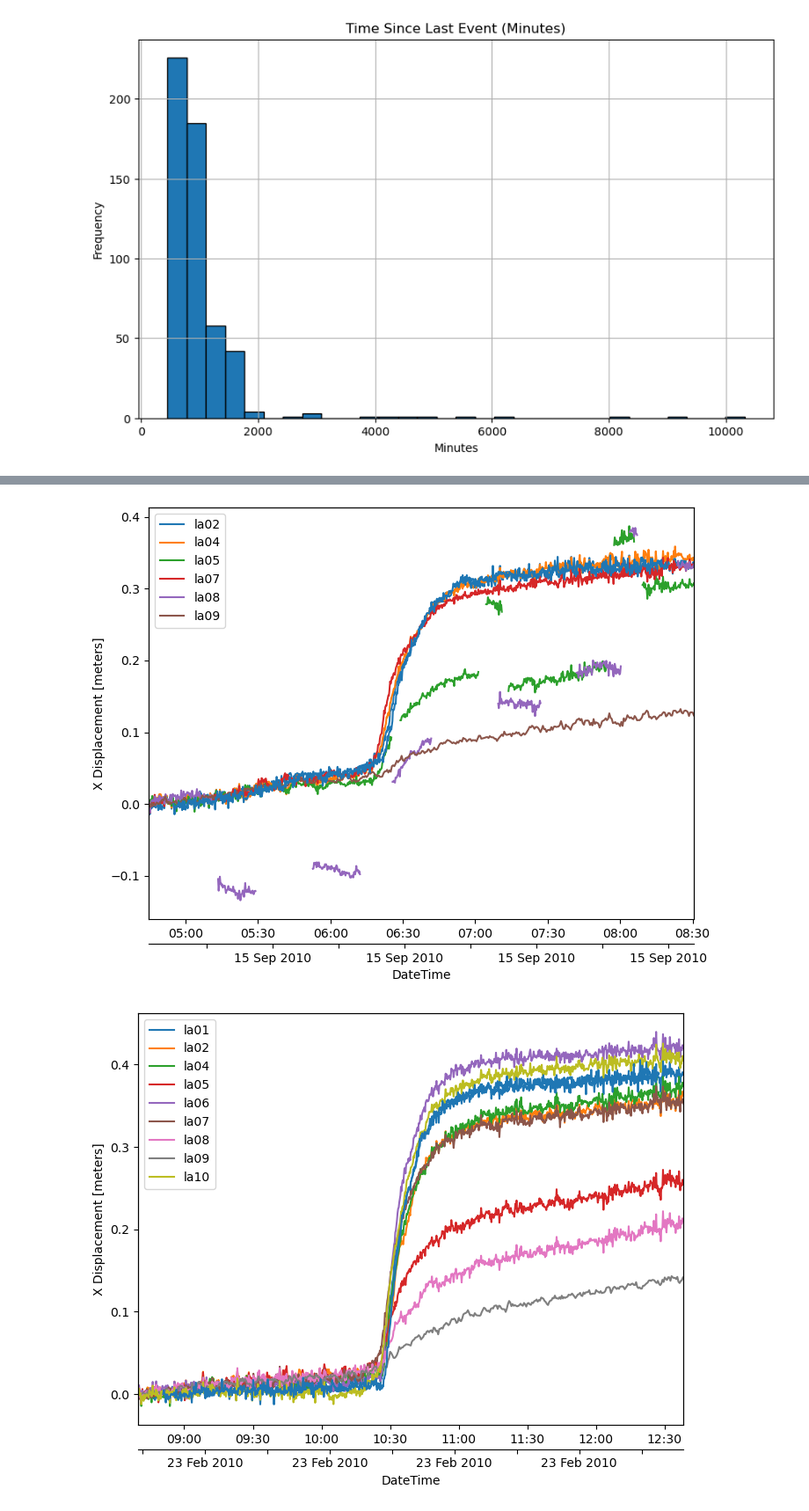
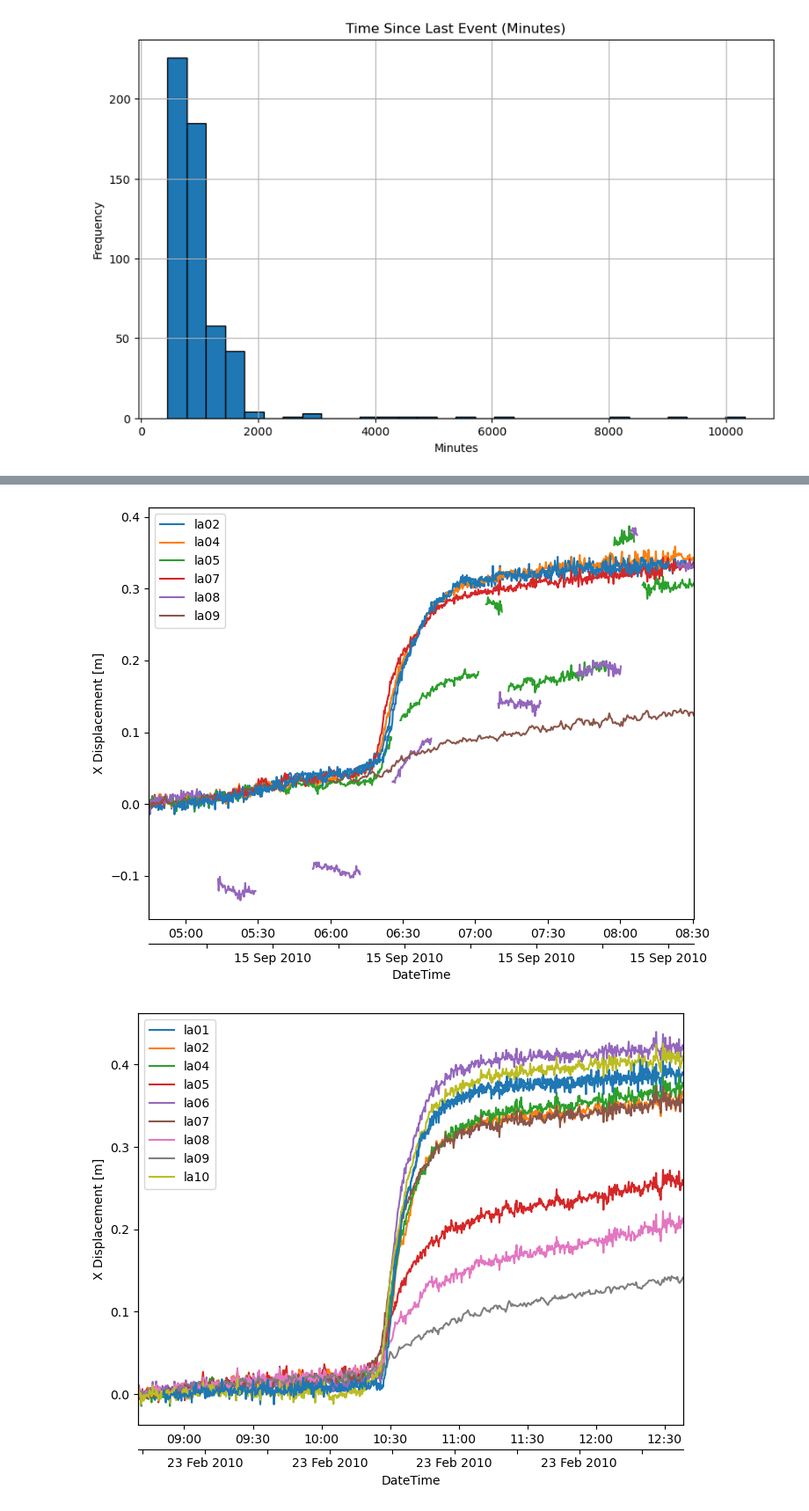
Before and after one commit to MinesGlaciology/whillans-surf, a Jupyter notebook: notebooks/SURF/Time_of_day_exploration.ipynb, the cells around one changed output, grey strips where cells are left out. Shown at 88% size. Drawn from its saved outputs; the diff is of its cells as text; code cells hidden in the pictures.

```diff
--- a/notebooks/SURF/Time_of_day_exploration.ipynb
+++ b/notebooks/SURF/Time_of_day_exploration.ipynb
@@ -11,11 +12,4 @@ import seaborn as sns
 evts_path = "/Users/sambrown04/Documents/SURF/Events/2010_2010Events2stas"
 # %%
 # storing events in data frame for use
-events_list = [] # list of pandas dataframes
-
-for evt_path in os.listdir(evts_path): # loop over each file name in directory
-    full_path = os.path.join(evts_path, evt_path) # joins directory path and file name
-    print(f"Loading {evt_path}")
-    event = pd.read_csv(full_path, sep="\t") # load in
-
-    events_list.append(event)
+events_list = my_lib.funcs.load_evt(evts_path)
@@ -152,7 +105,7 @@ outliers
 # %%
 for idx in outliers.index:
     # print(idx)
-    plot_event(events_list[idx], var='x')
+    my_lib.funcs.plot_event(events_list[idx], var='x')
 # %% [output]
-[figure, old version]
+[figure, new version]
-[figure, old version]
+[figure, new version]
```
Also changed, not shown: parts of 9 cells of this notebook, 22 other files.
